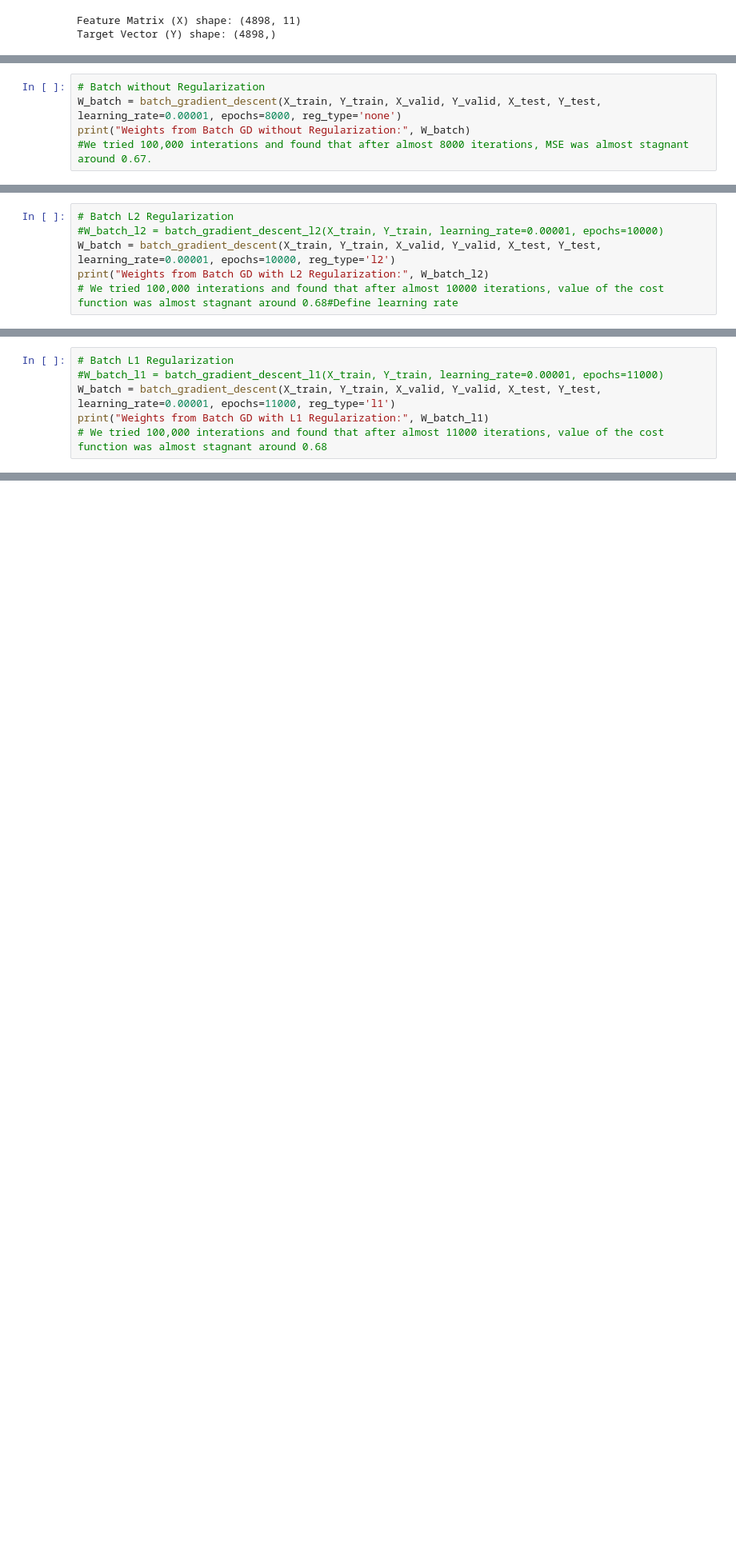
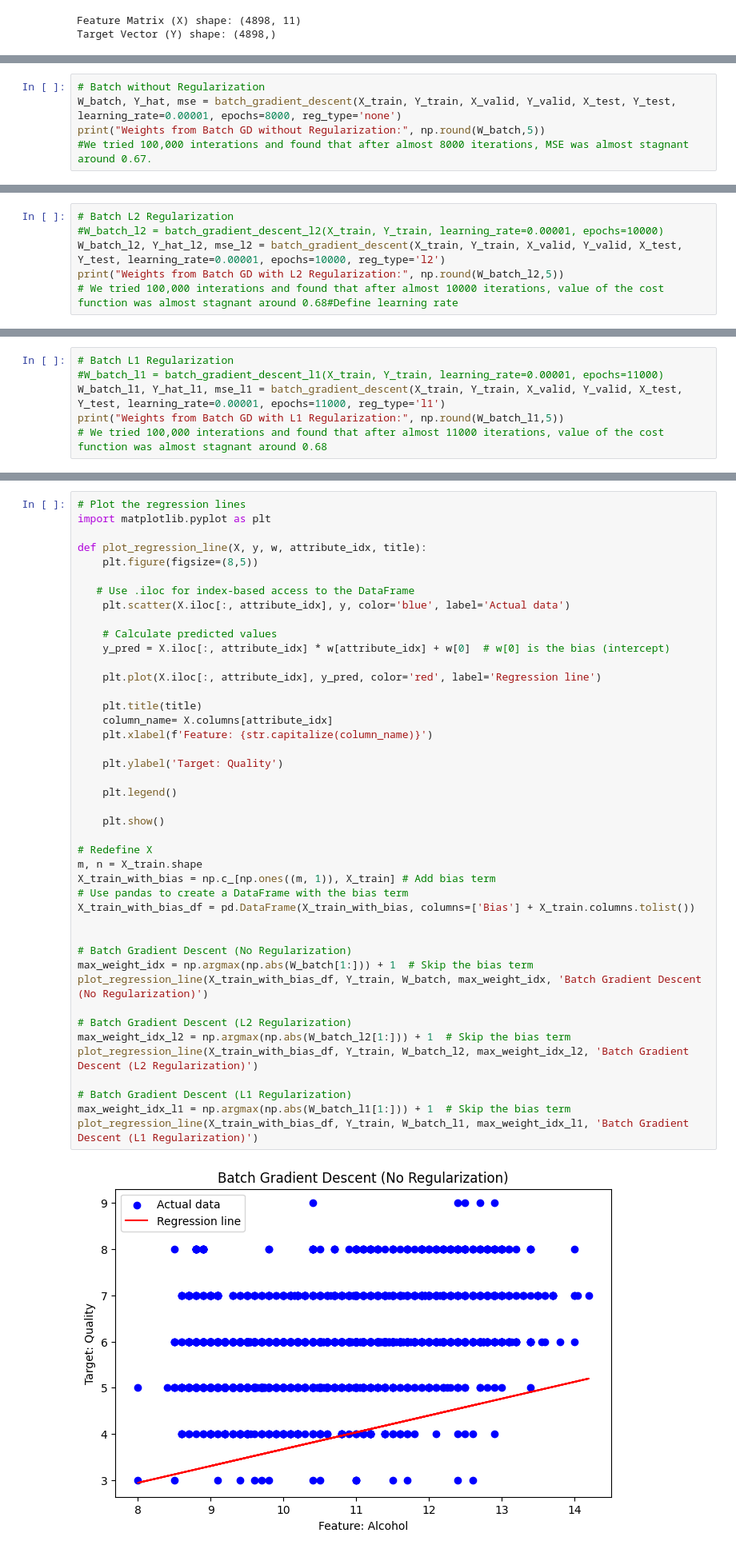
Before and after one commit to khushabuborwal/wine-quality-gradient-descent, a Jupyter notebook: regression.ipynb, the cells around one changed output, grey strips where cells are left out. Shown at 80% size. Drawn from its saved outputs; the diff is of its cells as text; blank space fills up the shorter version.

Commit message:
Plotted regression line

```diff
--- a/regression.ipynb
+++ b/regression.ipynb
@@ -178,7 +141,7 @@ def batch_gradient_descent(X_train, Y_train, X_valid, Y_valid, X_test, Y_test, l
 # %%
 # Batch without Regularization
-W_batch = batch_gradient_descent(X_train, Y_train, X_valid, Y_valid, X_test, Y_test, learning_rate=0.00001, epochs=8000, reg_type='none')
-print("Weights from Batch GD without Regularization:", W_batch)
+W_batch, Y_hat, mse = batch_gradient_descent(X_train, Y_train, X_valid, Y_valid, X_test, Y_test, learning_rate=0.00001, epochs=8000, reg_type='none')
+print("Weights from Batch GD without Regularization:", np.round(W_batch,5))
 #We tried 100,000 interations and found that after almost 8000 iterations, MSE was almost stagnant around 0.67.
 # %% [output]
 Epoch 0: MSE = 35.236289381563594
@@ -201,8 +164,8 @@ Weights from Batch GD without Regularization: [0.02840067 0.16940033 0.00417095
 # %%
 # Batch L2 Regularization
 #W_batch_l2 = batch_gradient_descent_l2(X_train, Y_train, learning_rate=0.00001, epochs=10000)
-W_batch = batch_gradient_descent(X_train, Y_train, X_valid, Y_valid, X_test, Y_test, learning_rate=0.00001, epochs=10000, reg_type='l2')
-print("Weights from Batch GD with L2 Regularization:", W_batch_l2)
+W_batch_l2, Y_hat_l2, mse_l2 = batch_gradient_descent(X_train, Y_train, X_valid, Y_valid, X_test, Y_test, learning_rate=0.00001, epochs=10000, reg_type='l2')
+print("Weights from Batch GD with L2 Regularization:", np.round(W_batch_l2,5))
 # We tried 100,000 interations and found that after almost 10000 iterations, value of the cost function was almost stagnant around 0.68#Define learning rate
 # %% [output]
 Best regularization parameter (alpha) for l2: 0.0001
@@ -225,8 +188,8 @@ Weights from Batch GD with L2 Regularization: [ 0.02940078  0.17014716  0.003619
 # %%
 # Batch L1 Regularization
 #W_batch_l1 = batch_gradient_descent_l1(X_train, Y_train, learning_rate=0.00001, epochs=11000)
-W_batch = batch_gradient_descent(X_train, Y_train, X_valid, Y_valid, X_test, Y_test, learning_rate=0.00001, epochs=11000, reg_type='l1')
-print("Weights from Batch GD with L1 Regularization:", W_batch_l1)
+W_batch_l1, Y_hat_l1, mse_l1 = batch_gradient_descent(X_train, Y_train, X_valid, Y_valid, X_test, Y_test, learning_rate=0.00001, epochs=11000, reg_type='l1')
+print("Weights from Batch GD with L1 Regularization:", np.round(W_batch_l1,5))
 # We tried 100,000 interations and found that after almost 11000 iterations, value of the cost function was almost stagnant around 0.68
 # %% [output]
 Best regularization parameter (alpha) for l1: 0.001
@@ -248,0 +212,45 @@ Weights from Batch GD with L1 Regularization: [ 0.02963454  0.16937885  0.003191
+# %%
+# Plot the regression lines
+import matplotlib.pyplot as plt
+
+def plot_regression_line(X, y, w, attribute_idx, title):
+    plt.figure(figsize=(8,5))
+
+   # Use .iloc for index-based access to the DataFrame
+    plt.scatter(X.iloc[:, attribute_idx], y, color='blue', label='Actual data')
+
+    # Calculate predicted values
+    y_pred = X.iloc[:, attribute_idx] * w[attribute_idx] + w[0]  # w[0] is the bias (intercept)
+
+    plt.plot(X.iloc[:, attribute_idx], y_pred, color='red', label='Regression line')
+
+    plt.title(title)
+    column_name= X.columns[attribute_idx]
+    plt.xlabel(f'Feature: {str.capitalize(column_name)}')
+
+    plt.ylabel('Target: Quality')
+
+    plt.legend()
+
+    plt.show()
+
+# Redefine X
+m, n = X_train.shape
+X_train_with_bias = np.c_[np.ones((m, 1)), X_train] # Add bias term
+# Use pandas to create a DataFrame with the bias term
+X_train_with_bias_df = pd.DataFrame(X_train_with_bias, columns=['Bias'] + X_train.columns.tolist())
+
+
+# Batch Gradient Descent (No Regularization)
+max_weight_idx = np.argmax(np.abs(W_batch[1:])) + 1  # Skip the bias term
+plot_regression_line(X_train_with_bias_df, Y_train, W_batch, max_weight_idx, 'Batch Gradient Descent (No Regularization)')
+
+# Batch Gradient Descent (L2 Regularization)
+max_weight_idx_l2 = np.argmax(np.abs(W_batch_l2[1:])) + 1  # Skip the bias term
+plot_regression_line(X_train_with_bias_df, Y_train, W_batch_l2, max_weight_idx_l2, 'Batch Gradient Descent (L2 Regularization)')
+
+# Batch Gradient Descent (L1 Regularization)
+max_weight_idx_l1 = np.argmax(np.abs(W_batch_l1[1:])) + 1  # Skip the bias term
+plot_regression_line(X_train_with_bias_df, Y_train, W_batch_l1, max_weight_idx_l1, 'Batch Gradient Descent (L1 Regularization)')
+# %% [output]
+[figure, added]
```
Also changed, not shown: parts of 7 cells of this notebook.
